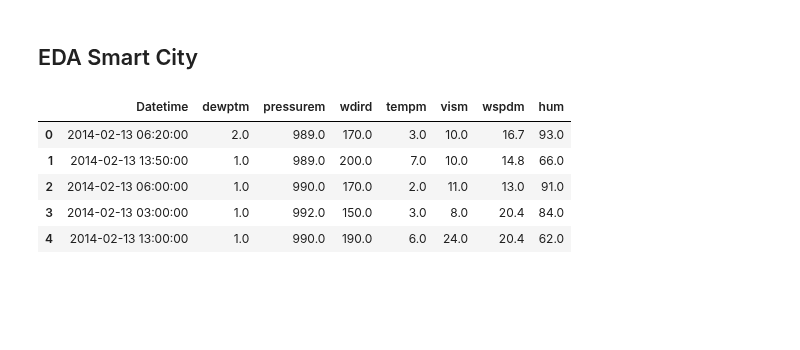
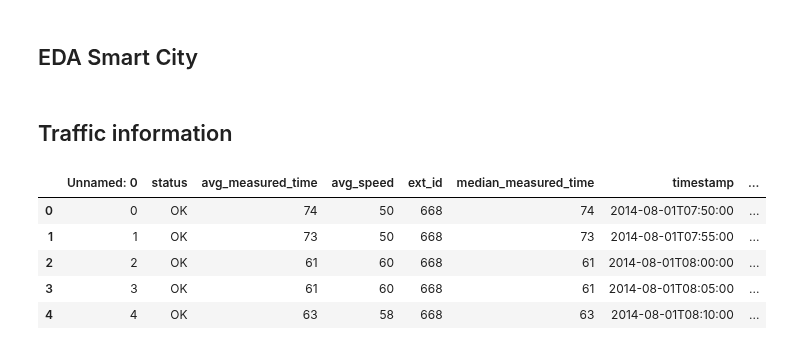
Before and after one commit to victorhg/aai-530-final-project, a Jupyter notebook: analysis/EDA_smart_city.ipynb, the cells around one changed output. Cells and saved outputs as stored; diff of their text form; code cells hidden in the pictures; blank space fills up the shorter version.

Commit message:
traffic eda starting

```diff
--- a/analysis/EDA_smart_city.ipynb
+++ b/analysis/EDA_smart_city.ipynb
@@ -6,10 +10,14 @@ import os
+# %% [markdown]
+## Traffic information
 # %%
-weather_df = pd.read_csv("../data/aarhus_weather_data_combined.csv")
-weather_df.head()
+numeric_cols = ['vehicle_count', 'avg_speed',  'avg_measured_time', 'median_measured_time']
+
+traffic_df = pd.read_csv("../data/aarhus_traffic_data_aug_nov_2014.csv")
+traffic_df.head()
 # %% [output]
-|  | Datetime | dewptm | pressurem | wdird | tempm | vism | wspdm | hum |
-| 0 | 2014-02-13 06:20:00 | 2.0 | 989.0 | 170.0 | 3.0 | 10.0 | 16.7 | 93.0 |
-| 1 | 2014-02-13 13:50:00 | 1.0 | 989.0 | 200.0 | 7.0 | 10.0 | 14.8 | 66.0 |
-| 2 | 2014-02-13 06:00:00 | 1.0 | 990.0 | 170.0 | 2.0 | 11.0 | 13.0 | 91.0 |
-| 3 | 2014-02-13 03:00:00 | 1.0 | 992.0 | 150.0 | 3.0 | 8.0 | 20.4 | 84.0 |
-| 4 | 2014-02-13 13:00:00 | 1.0 | 990.0 | 190.0 | 6.0 | 24.0 | 20.4 | 62.0 |
+|  | Unnamed: 0 | status | avg_measured_time | avg_speed | ext_id | median_measured_time | timestamp | ... |
+| 0 | 0 | OK | 74 | 50 | 668 | 74 | 2014-08-01T07:50:00 | ... |
+| 1 | 1 | OK | 73 | 50 | 668 | 73 | 2014-08-01T07:55:00 | ... |
+| 2 | 2 | OK | 61 | 60 | 668 | 61 | 2014-08-01T08:00:00 | ... |
+| 3 | 3 | OK | 61 | 60 | 668 | 61 | 2014-08-01T08:05:00 | ... |
+| 4 | 4 | OK | 63 | 58 | 668 | 63 | 2014-08-01T08:10:00 | ... |
```
Also changed, not shown: parts of 6 cells of this notebook, 1 other file.
